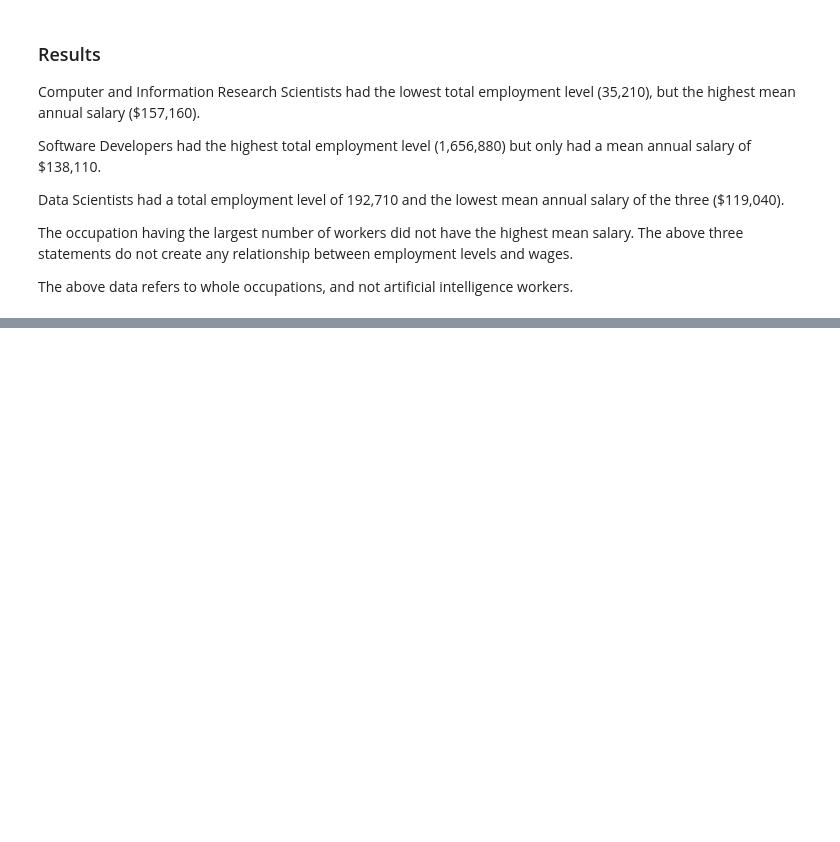
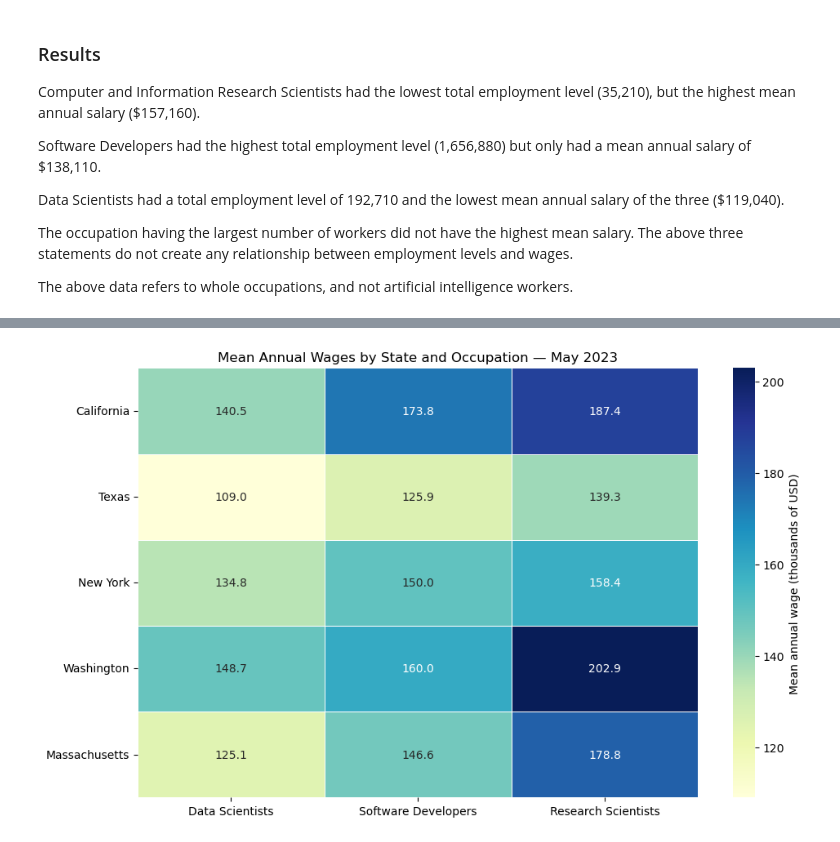
Before and after one commit to nabieba7/ai-employment-analysis, a Jupyter notebook: employment_analysis.ipynb, the cells around one changed output, grey strips where cells are left out. Cells and saved outputs as stored; diff of their text form; code cells hidden in the pictures; blank space fills up the shorter version.

Commit message:
Add state wage heatmap with comparison and findings

```diff
--- a/employment_analysis.ipynb
+++ b/employment_analysis.ipynb
@@ -351,0 +405,29 @@ The above data refers to whole occupations, and not artificial intelligence work
+# %%
+import seaborn as sns
+
+# Convert wages to thousands of dollars for readable labels.
+wage_thousands = wage_table.rename(columns=short_names) / 1000
+
+fig, ax = plt.subplots(figsize=(10, 6))
+
+sns.heatmap(
+    wage_thousands,
+    annot=True,
+    fmt=".1f",
+    cmap="YlGnBu",
+    linewidths=0.5,
+    mask=wage_thousands.isna(),
+    cbar_kws={"label": "Mean annual wage (thousands of USD)"},
+    ax=ax
+)
+
+ax.set_title("Mean Annual Wages by State and Occupation — May 2023")
+ax.set_xlabel("")
+ax.set_ylabel("")
+ax.tick_params(axis="x", rotation=0)
+ax.tick_params(axis="y", rotation=0)
+
+plt.tight_layout()
+plt.show()
+# %% [output]
+[figure, added]
```
Also changed, not shown: parts of 4 cells of this notebook.
